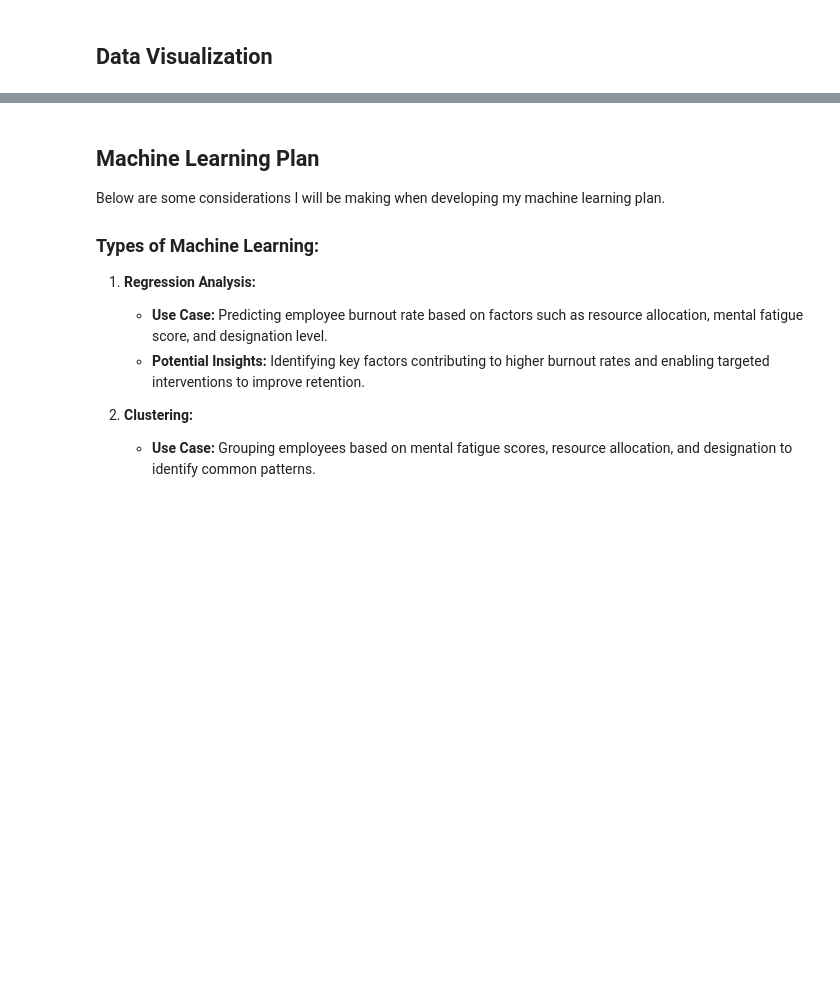
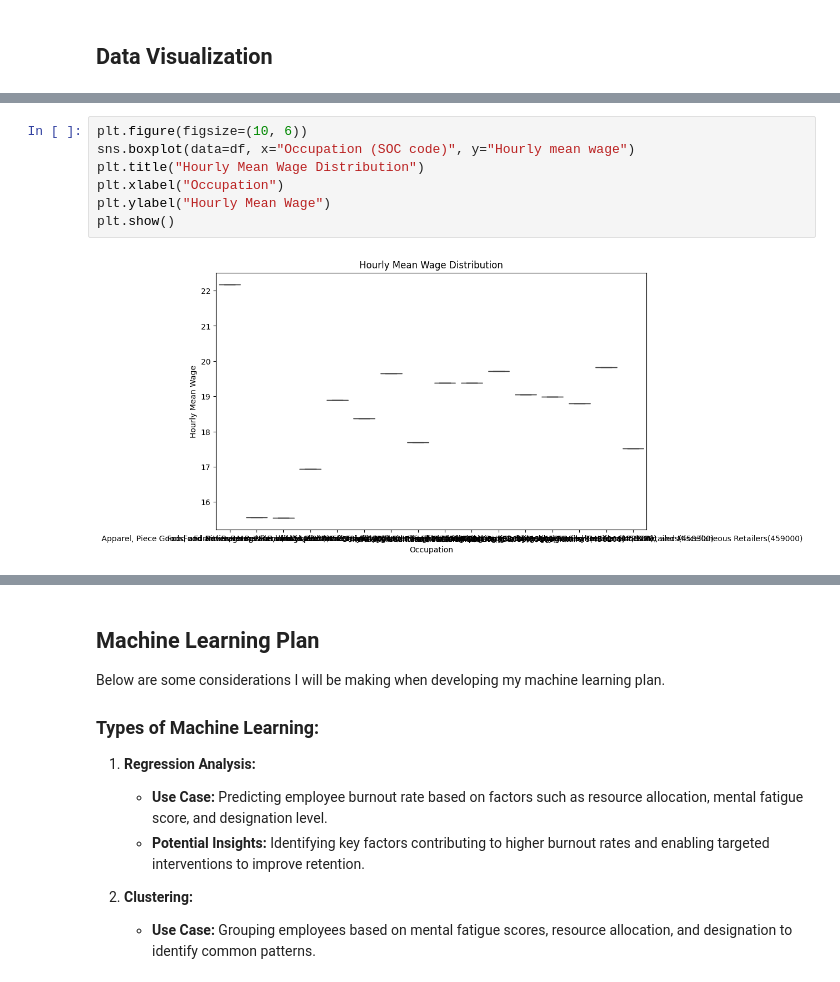
Before and after one commit to IT4063C-Fall24/final-project-cortesne, a Jupyter notebook: source.ipynb, the cells around one changed output, grey strips where cells are left out. Saved outputs shown, nothing was run; the diff lists cells and outputs as text; blank space fills up the shorter version.

```diff
--- a/source.ipynb
+++ b/source.ipynb
@@ -332,0 +356,9 @@ import seaborn as sns
+# %%
+plt.figure(figsize=(10, 6))
+sns.boxplot(data=df, x="Occupation (SOC code)", y="Hourly mean wage")
+plt.title("Hourly Mean Wage Distribution")
+plt.xlabel("Occupation")
+plt.ylabel("Hourly Mean Wage")
+plt.show()
+# %% [output]
+[figure, added]
```
Also changed, not shown: parts of 10 cells of this notebook.
